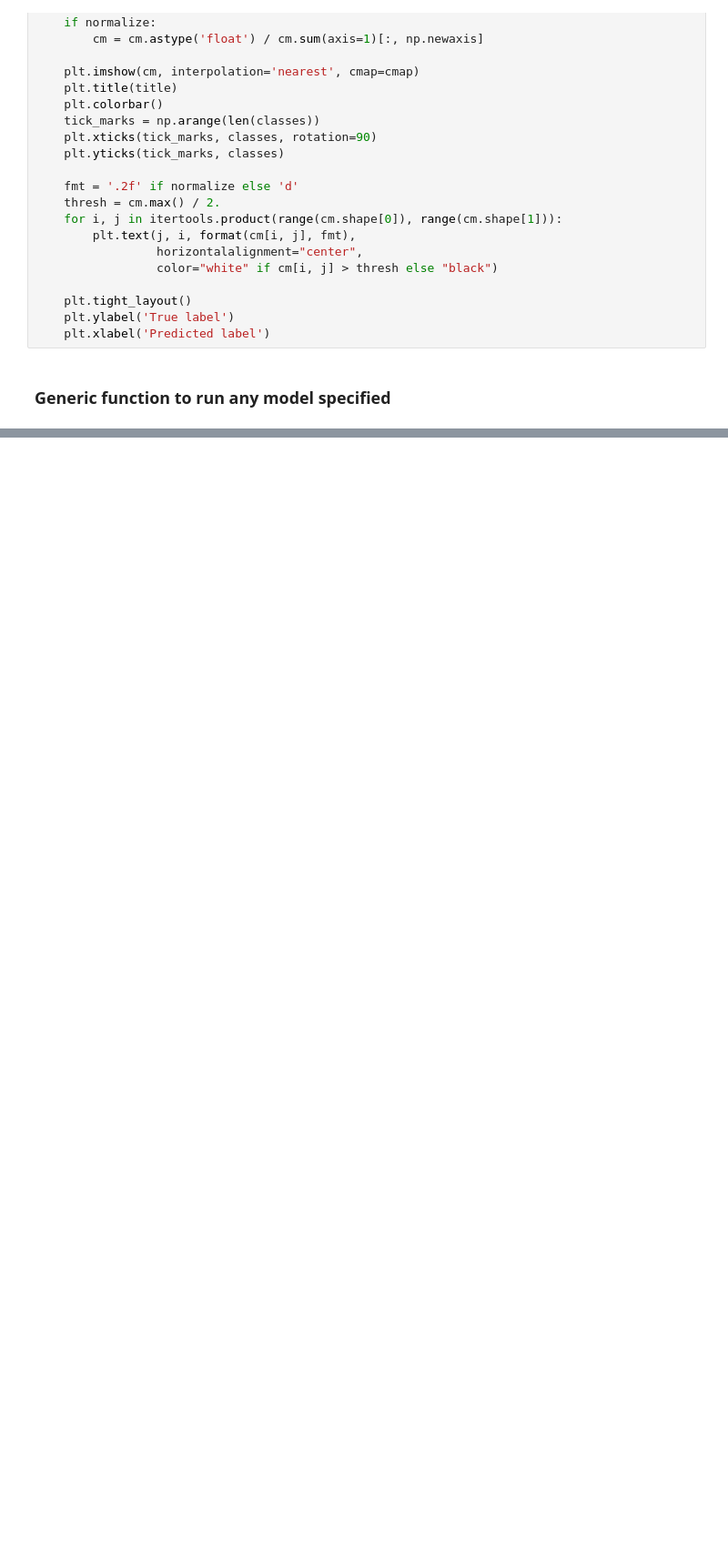
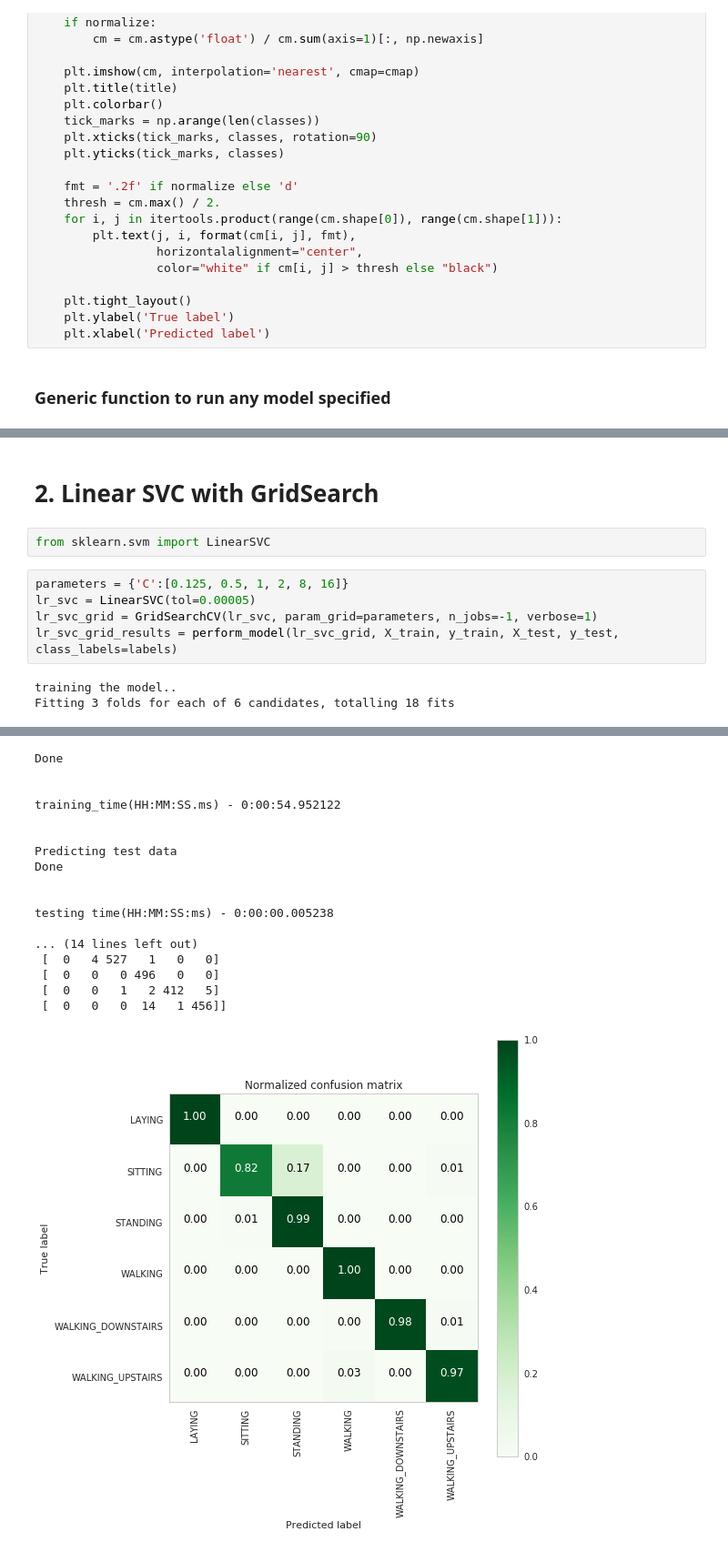
Before and after one commit to ramsane/HumanActivityRecognition, a Jupyter notebook: HAR_PREDICTION_MODELS.ipynb, the cells around one changed output, grey strips where cells are left out. Shown at 91% size. Cells and saved outputs as stored; diff of their text form; blank space fills up the shorter version.

```diff
--- a/HAR_PREDICTION_MODELS.ipynb
+++ b/HAR_PREDICTION_MODELS.ipynb
@@ -176,0 +250,12 @@ WALKING_DOWNSTAIRS       1.00      0.97      0.98       420
+# %% [markdown]
+#  2. Linear SVC with GridSearch
+# %%
+from sklearn.svm import LinearSVC
+# %%
+parameters = {'C':[0.125, 0.5, 1, 2, 8, 16]}
+lr_svc = LinearSVC(tol=0.00005)
+lr_svc_grid = GridSearchCV(lr_svc, param_grid=parameters, n_jobs=-1, verbose=1)
+lr_svc_grid_results = perform_model(lr_svc_grid, X_train, y_train, X_test, y_test, class_labels=labels)
+# %% [output]
+training the model..
+Fitting 3 folds for each of 6 candidates, totalling 18 fits
@@ -176,0 +263,18 @@ WALKING_DOWNSTAIRS       1.00      0.97      0.98       420
+Done
+
+
+training_time(HH:MM:SS.ms) - 0:00:54.952122
+
+
+Predicting test data
+Done
+
+
+testing time(HH:MM:SS:ms) - 0:00:00.005238
+
+... (14 lines left out)
+ [  0   4 527   1   0   0]
+ [  0   0   0 496   0   0]
+ [  0   0   1   2 412   5]
+ [  0   0   0  14   1 456]]
+[figure, added]
```
Also changed, not shown: parts of 67 cells of this notebook, 1 other file.
